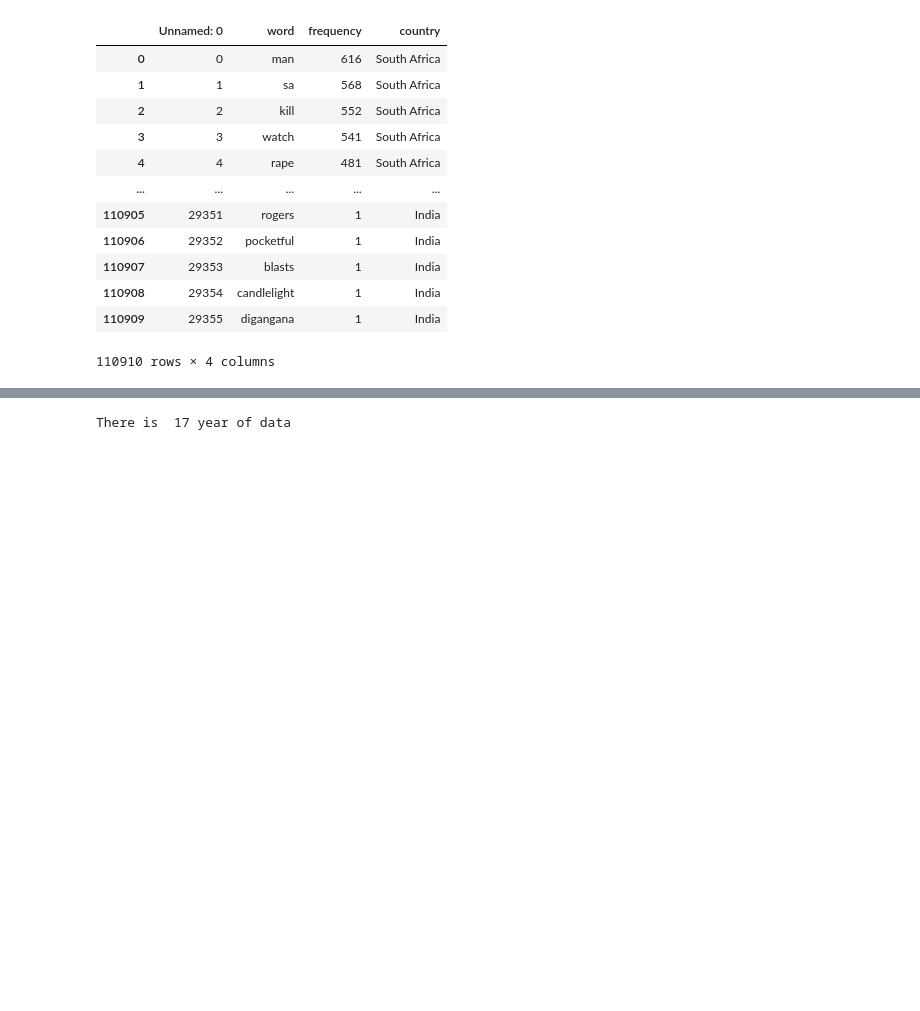
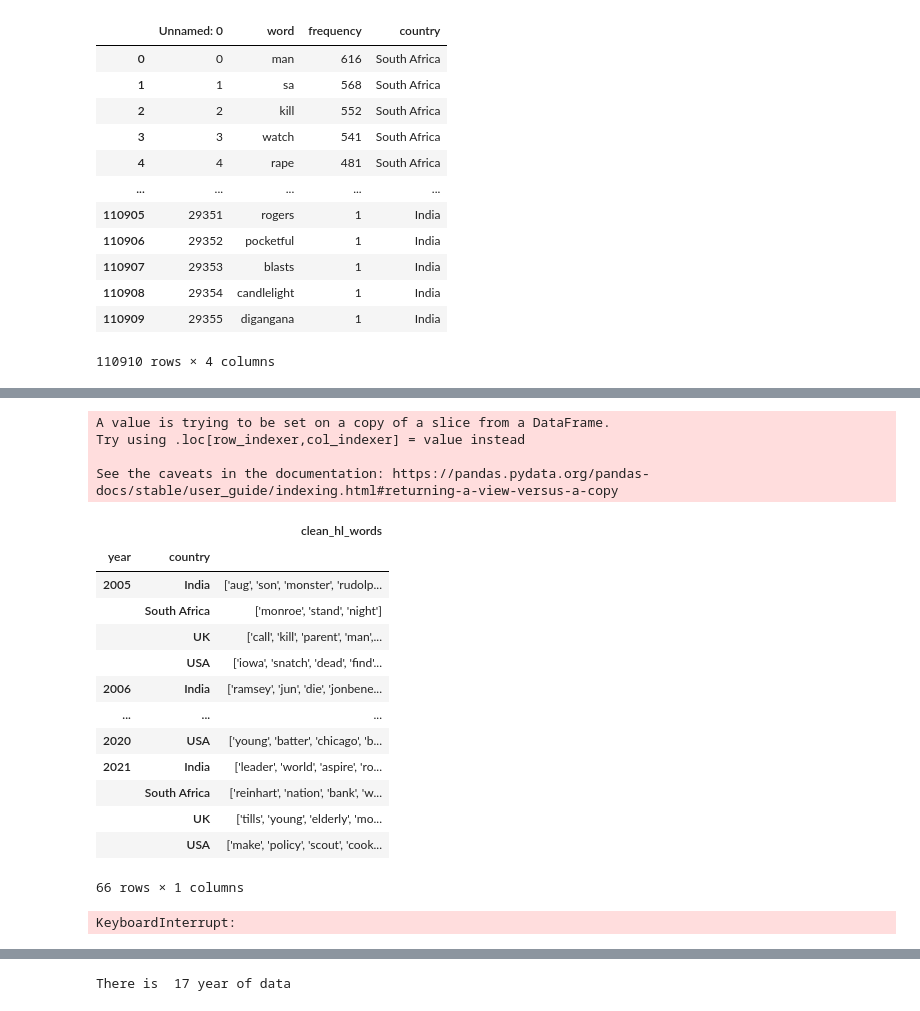
Before and after one commit to lnicoletti/womeninnews, a Jupyter notebook: notebooks/6-TemporalAnalysis.ipynb, the cells around one changed output, grey strips where cells are left out. Drawn from its saved outputs; the diff is of its cells as text; code cells hidden in the pictures; blank space fills up the shorter version.

```diff
--- a/notebooks/6-TemporalAnalysis.ipynb
+++ b/notebooks/6-TemporalAnalysis.ipynb
@@ -61,0 +81,28 @@ freq = df.set_index('time').groupby([pd.Grouper(freq = 'Y'), 'country']).sum()
+# %%
+df['year']= df['time'].dt.year
+# %% [output]
+A value is trying to be set on a copy of a slice from a DataFrame.
+Try using .loc[row_indexer,col_indexer] = value instead
+
+See the caveats in the documentation: https://pandas.pydata.org/pandas-docs/stable/user_guide/indexing.html#returning-a-view-versus-a-copy
+# %%
+df.groupby(['year', 'country']).sum()
+# %% [output]
+|  |  | clean_hl_words |
+| year | country |  |
+| 2005 | India | ['aug', 'son', 'monster', 'rudolp... |
+|  | South Africa | ['monroe', 'stand', 'night'] |
+|  | UK | ['call', 'kill', 'parent', 'man',... |
+|  | USA | ['iowa', 'snatch', 'dead', 'find'... |
+| 2006 | India | ['ramsey', 'jun', 'die', 'jonbene... |
+| ... | ... | ... |
+| 2020 | USA | ['young', 'batter', 'chicago', 'b... |
+| 2021 | India | ['leader', 'world', 'aspire', 'ro... |
+|  | South Africa | ['reinhart', 'nation', 'bank', 'w... |
+|  | UK | ['tills', 'young', 'elderly', 'mo... |
+|  | USA | ['make', 'policy', 'scout', 'cook... |
+66 rows × 1 columns
+# %%
+df.set_index('time').groupby([pd.Grouper(freq = 'Y'), 'country']).sum()
+# %% [output]
+KeyboardInterrupt:
```
Also changed, not shown: parts of 18 cells of this notebook, 1 other file.
